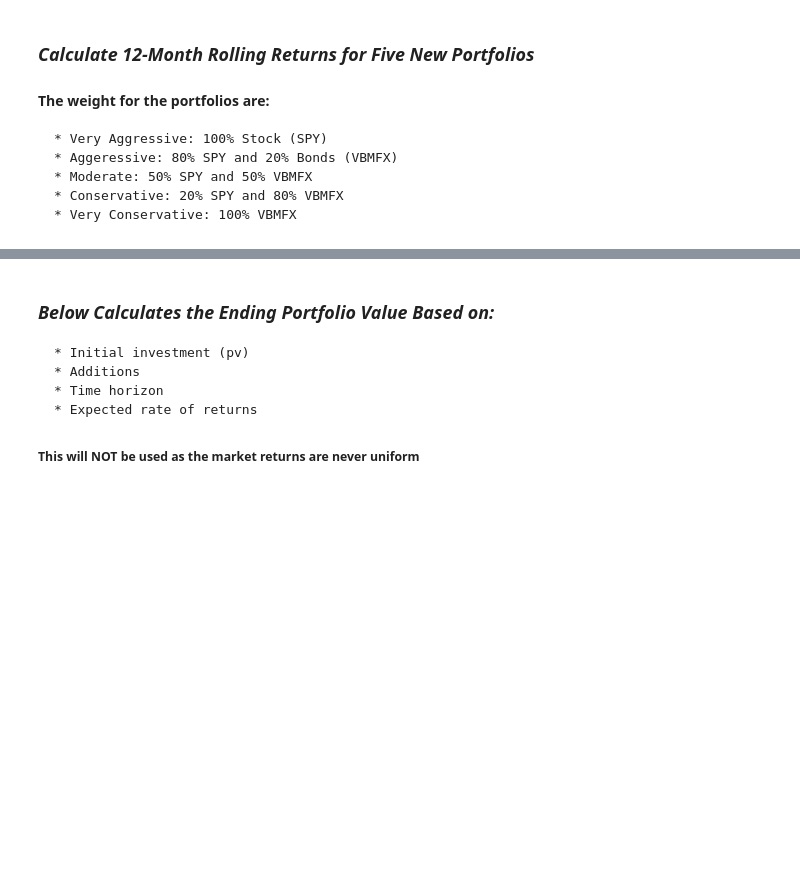
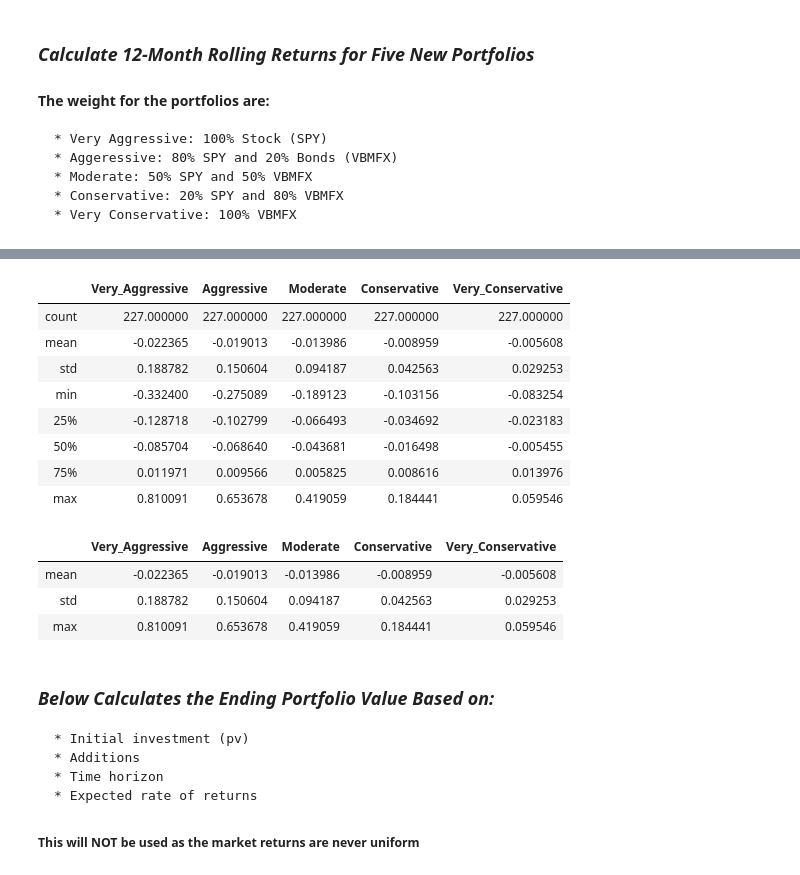
Before and after one commit to hmars333/Project-2-Group-4, a Jupyter notebook: MarketScrape.ipynb, the cells around one changed output, grey strips where cells are left out. Cells and saved outputs as stored; diff of their text form; code cells hidden in the pictures; blank space fills up the shorter version.

```diff
--- a/MarketScrape.ipynb
+++ b/MarketScrape.ipynb
@@ -197,3 +206,27 @@ data_12M_Return.describe()
+# %%
+data_summary = data_12M_Return.describe()
+
+data_summary
+# %% [output]
+|  | Very_Aggressive | Aggressive | Moderate | Conservative | Very_Conservative |
+| count | 227.000000 | 227.000000 | 227.000000 | 227.000000 | 227.000000 |
+| mean | -0.022365 | -0.019013 | -0.013986 | -0.008959 | -0.005608 |
+| std | 0.188782 | 0.150604 | 0.094187 | 0.042563 | 0.029253 |
+| min | -0.332400 | -0.275089 | -0.189123 | -0.103156 | -0.083254 |
+| 25% | -0.128718 | -0.102799 | -0.066493 | -0.034692 | -0.023183 |
+| 50% | -0.085704 | -0.068640 | -0.043681 | -0.016498 | -0.005455 |
+| 75% | 0.011971 | 0.009566 | 0.005825 | 0.008616 | 0.013976 |
+| max | 0.810091 | 0.653678 | 0.419059 | 0.184441 | 0.059546 |
+# %%
+# Drop unnecessary rows
+data_summary = data_summary.drop(['count', 'min', '25%', '50%', '75%'])
+
+data_summary
+# %% [output]
+|  | Very_Aggressive | Aggressive | Moderate | Conservative | Very_Conservative |
+| mean | -0.022365 | -0.019013 | -0.013986 | -0.008959 | -0.005608 |
+| std | 0.188782 | 0.150604 | 0.094187 | 0.042563 | 0.029253 |
+| max | 0.810091 | 0.653678 | 0.419059 | 0.184441 | 0.059546 |
 # %% [markdown]
 ### *Below Calculates the Ending Portfolio Value Based on:*
     * Initial investment (pv)
```
Also changed, not shown: parts of 8 cells of this notebook.
